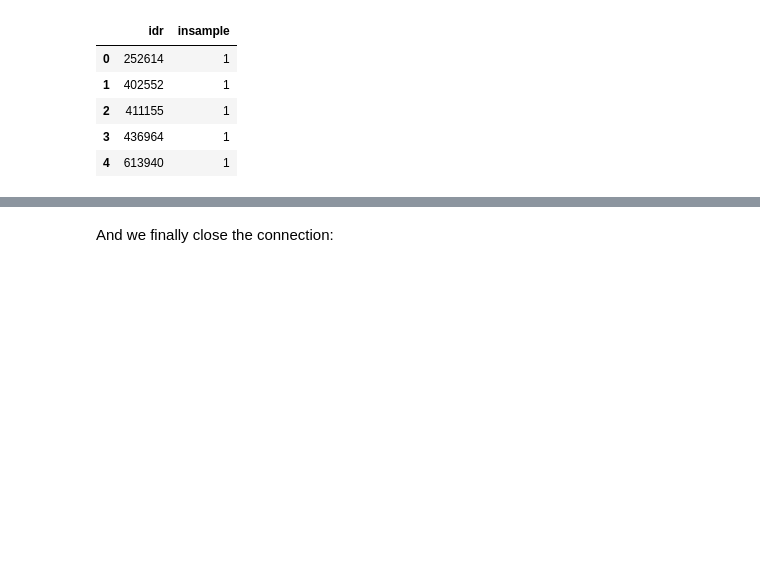
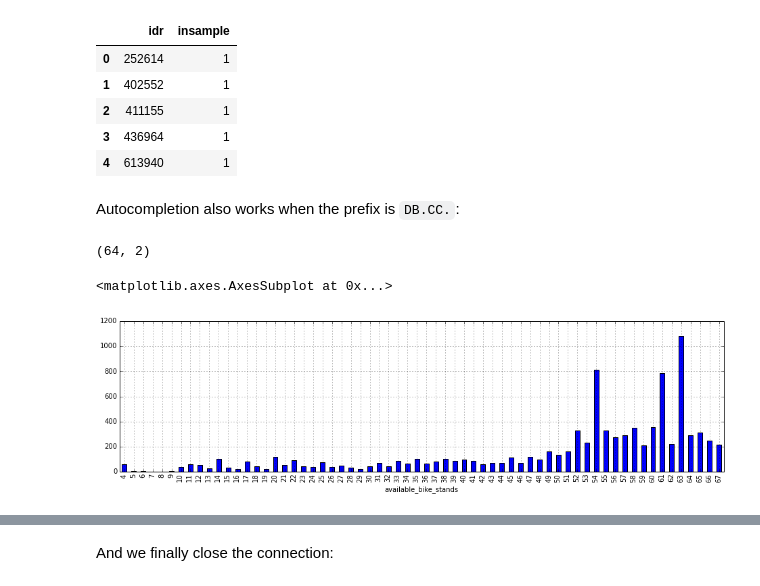
Before and after one commit to sdpython/pyensae, a Jupyter notebook: _doc/notebooks/pyensae_sql_magic.ipynb, the cells around one changed output, grey strips where cells are left out. Cells and saved outputs as stored; diff of their text form; code cells hidden in the pictures; blank space fills up the shorter version.

```diff
--- a/_doc/notebooks/pyensae_sql_magic.ipynb
+++ b/_doc/notebooks/pyensae_sql_magic.ipynb
@@ -157,3 +154,17 @@ dfs.head()
 | 2 | 411155 | 1 |
 | 3 | 436964 | 1 |
 | 4 | 613940 | 1 |
+# %% [markdown]
+Autocompletion also works when the prefix is ``DB.CC.``:
+# %%
+%%SQL df
+SELECT DB.CC.velib.available_bike_stands, COUNT(*)
+FROM DB.CC.velib
+GROUP BY DB.CC.velib.available_bike_stands
+# %% [output]
+(64, 2)
+# %%
+df.plot(x="available_bike_stands", y="COUNT(*)", kind="bar", figsize=(16,4))
+# %% [output]
+<matplotlib.axes.AxesSubplot at 0x...>
+[figure, added]
```
Also changed, not shown: parts of 10 cells of this notebook, 6 other files.
